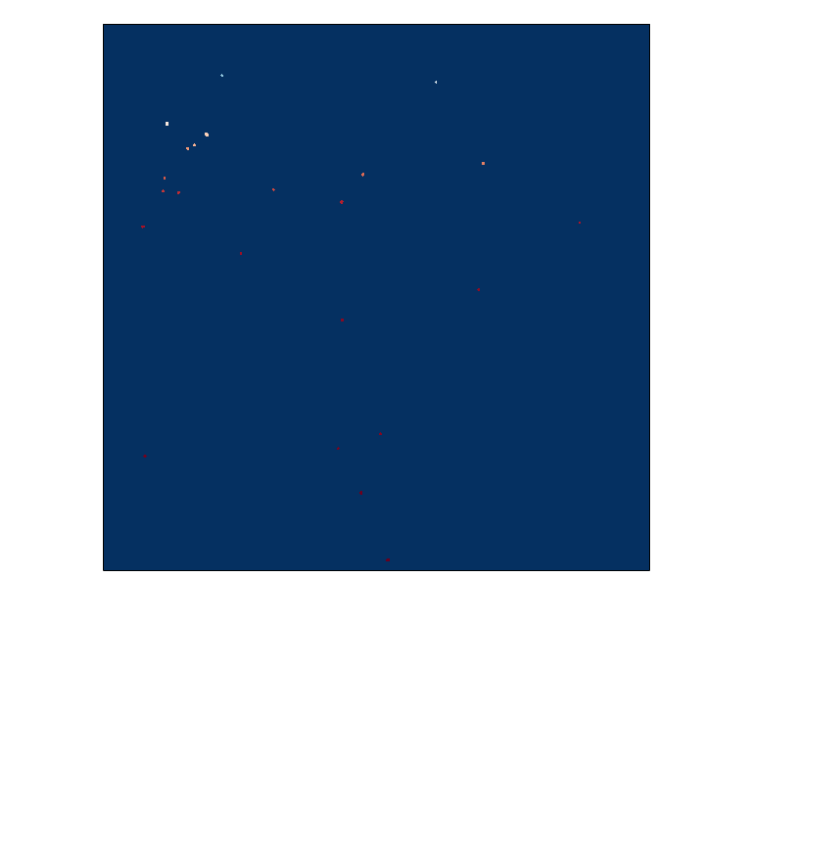
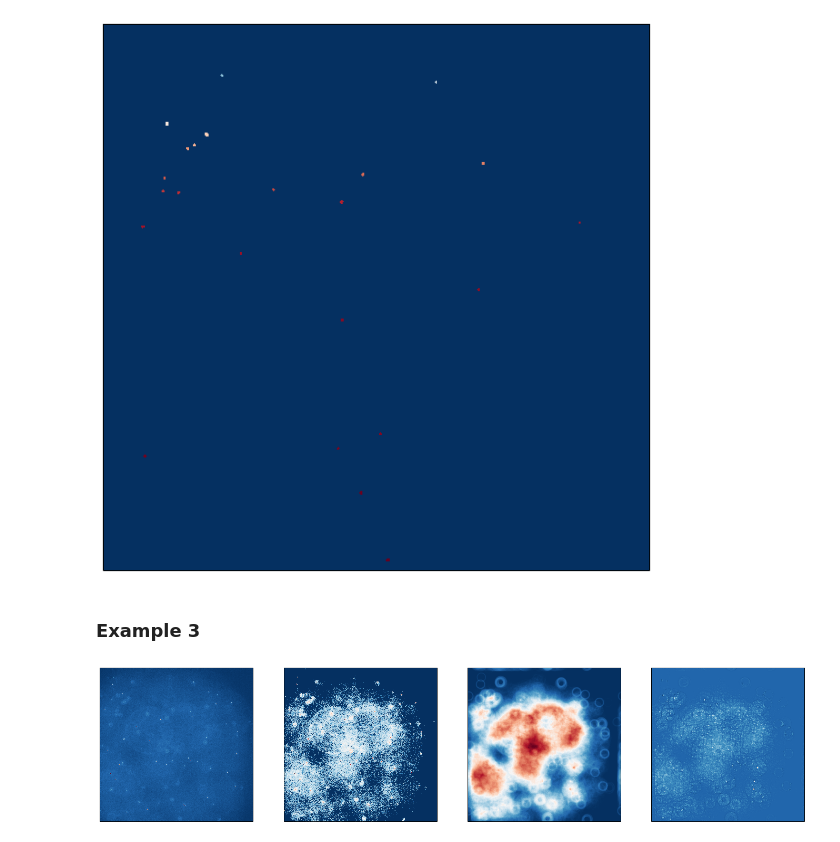
Before and after one commit to chuan137/pynb, a Jupyter notebook: HT_detection.ipynb, the cells around one changed output. Saved outputs shown, nothing was run; the diff lists cells and outputs as text; code cells hidden in the pictures; blank space fills up the shorter version.

Commit message:
Update Hough Transform detection with 3rd example

```diff
--- a/HT_detection.ipynb
+++ b/HT_detection.ipynb
@@ -117,3 +117,14 @@ show_images(np.log(np.log(-1*m2+2)), size=10);
 # %% [output]
 [figure]
 [figure]
+# %% [markdown]
+### Example 3
+# %%
+img0= tifffile.imread('data/input0.tif')
+img1 = tifffile.imread('data/input0-contrast.tif')
+img2 = tifffile.imread('data/input0-contrast-ht-ring20.tif')
+img = tifffile.imread('data/input0-contrast-ht-blob-ring20.tif')
+# %%
+show_images(img0, img1, img2, img, size=6);
+# %% [output]
+[figure, added]
```
Also changed, not shown: parts of 3 cells of this notebook, 5 other files.
